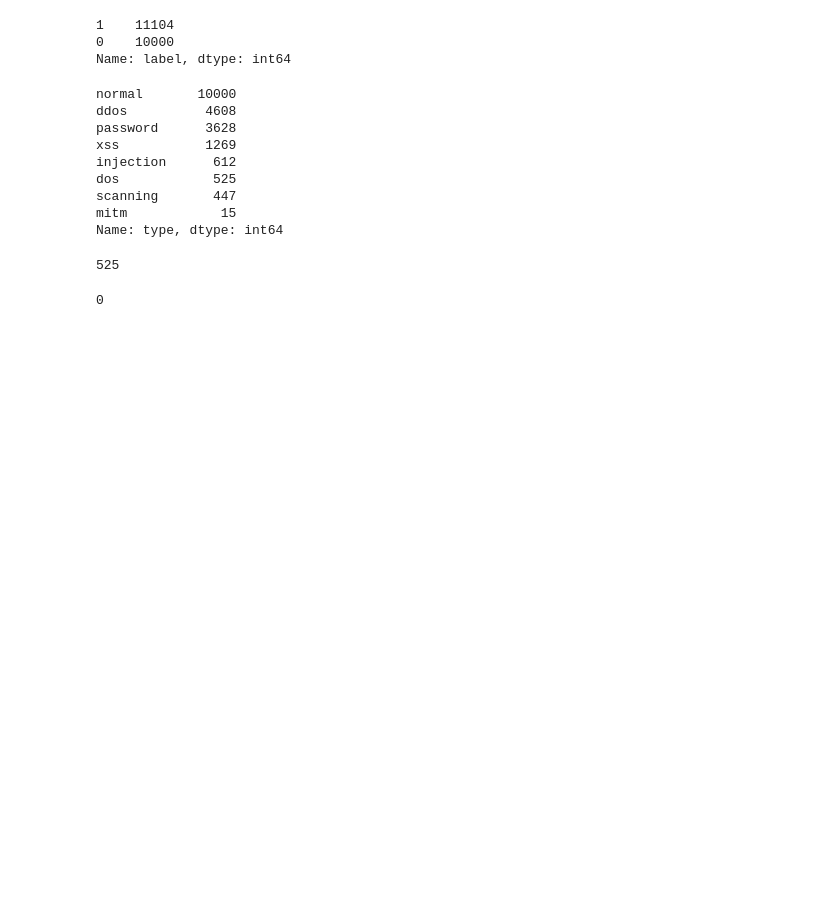
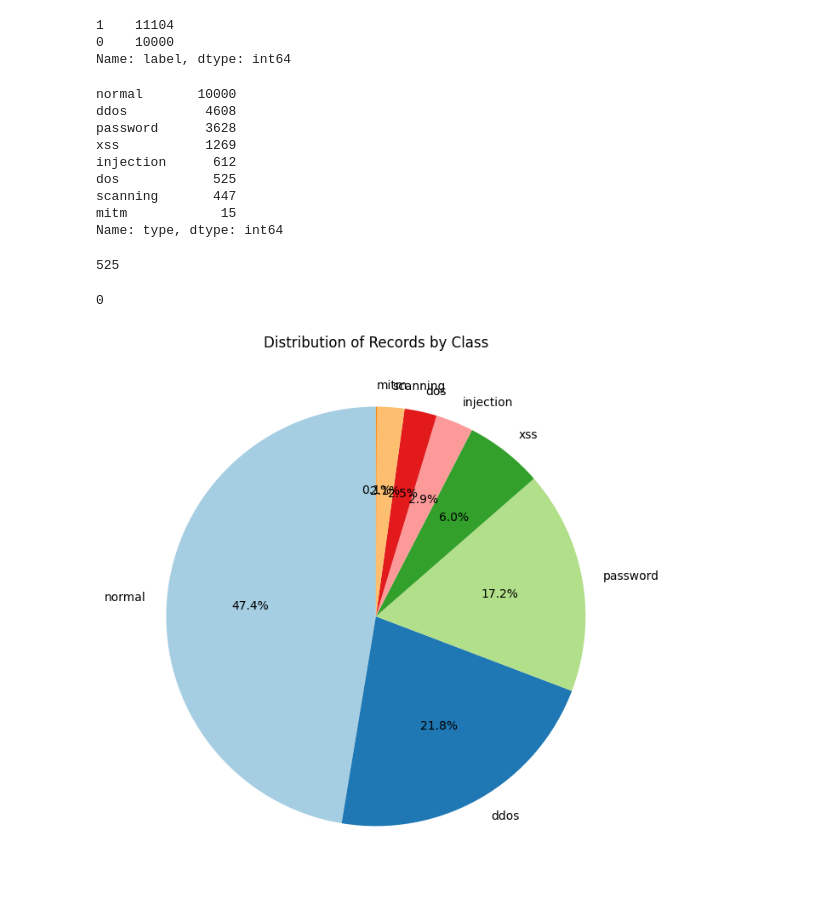
Before and after one commit to anas1IA/Windows_attack10, a Jupyter notebook: Windows_attacks_10_2IA.ipynb, the cells around one changed output. Cells and saved outputs as stored; diff of their text form; code cells hidden in the pictures; blank space fills up the shorter version.

```diff
--- a/Windows_attacks_10_2IA.ipynb
+++ b/Windows_attacks_10_2IA.ipynb
@@ -139,0 +130,15 @@ print(f"Number of '{target_class}' occurrences with label {target_label}: {dos_c
+# %%
+import pandas as pd
+import matplotlib.pyplot as plt
+
+data1 = {'type': ['normal', 'ddos', 'password', 'xss', 'injection', 'dos', 'scanning', 'mitm'],
+        'count': [10000, 4608, 3628, 1269, 612, 525, 447, 15]}
+
+df = pd.DataFrame(data1)
+
+plt.figure(figsize=(8, 8))
+plt.pie(df['count'], labels=df['type'], autopct='%1.1f%%', startangle=90, colors=plt.cm.Paired.colors)
+plt.title('Distribution of Records by Class')
+plt.show()
+# %% [output]
+[figure, added]
```
Also changed, not shown: parts of 6 cells of this notebook.
